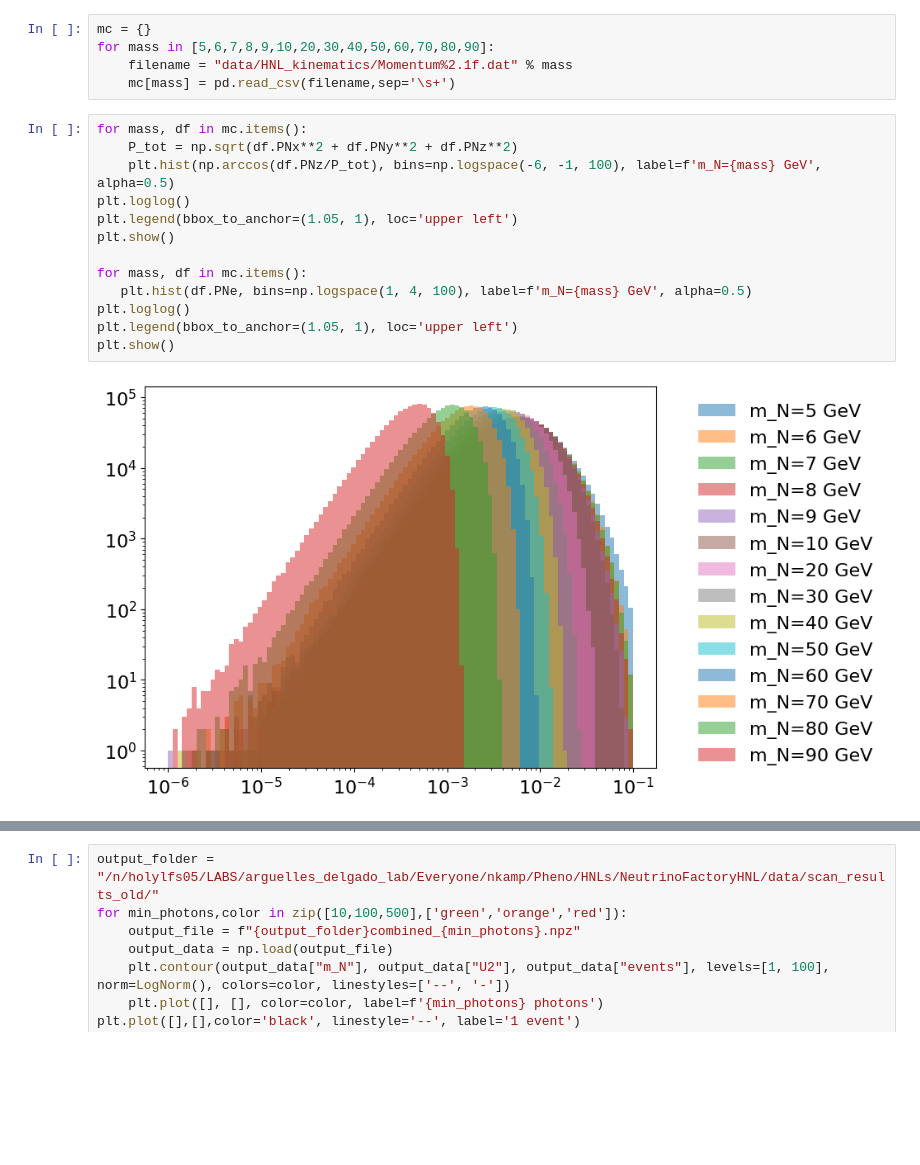
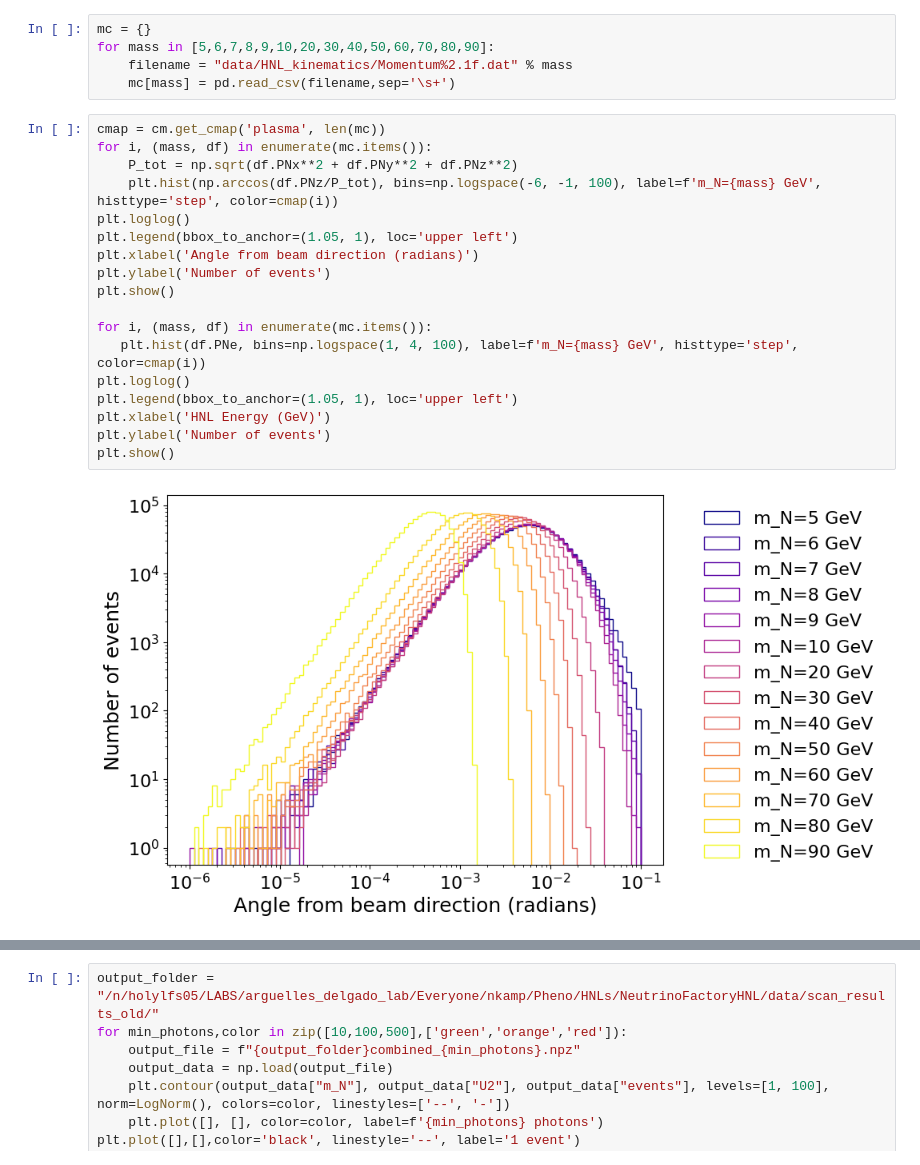
Before and after one commit to nickkamp1/NeutrinoFactoryHNL, a Jupyter notebook: Balloon.ipynb, the cells around one changed output, grey strips where cells are left out. Saved outputs shown, nothing was run; the diff lists cells and outputs as text; blank space fills up the shorter version.

```diff
--- a/Balloon.ipynb
+++ b/Balloon.ipynb
@@ -461,17 +466,22 @@ for mass in [5,6,7,8,9,10,20,30,40,50,60,70,80,90]:
     filename = "data/HNL_kinematics/Momentum%2.1f.dat" % mass
     mc[mass] = pd.read_csv(filename,sep='\s+')
 # %%
-for mass, df in mc.items():
+cmap = cm.get_cmap('plasma', len(mc))
+for i, (mass, df) in enumerate(mc.items()):
     P_tot = np.sqrt(df.PNx**2 + df.PNy**2 + df.PNz**2)
-    plt.hist(np.arccos(df.PNz/P_tot), bins=np.logspace(-6, -1, 100), label=f'm_N={mass} GeV', alpha=0.5)
+    plt.hist(np.arccos(df.PNz/P_tot), bins=np.logspace(-6, -1, 100), label=f'm_N={mass} GeV', histtype='step', color=cmap(i))
 plt.loglog()
 plt.legend(bbox_to_anchor=(1.05, 1), loc='upper left')
+plt.xlabel('Angle from beam direction (radians)')
+plt.ylabel('Number of events')
 plt.show()
 
-for mass, df in mc.items():
-   plt.hist(df.PNe, bins=np.logspace(1, 4, 100), label=f'm_N={mass} GeV', alpha=0.5)
+for i, (mass, df) in enumerate(mc.items()):
+   plt.hist(df.PNe, bins=np.logspace(1, 4, 100), label=f'm_N={mass} GeV', histtype='step', color=cmap(i))
 plt.loglog()
 plt.legend(bbox_to_anchor=(1.05, 1), loc='upper left')
+plt.xlabel('HNL Energy (GeV)')
+plt.ylabel('Number of events')
 plt.show()
 # %% [output]
-[figure, old version]
+[figure, new version]
```
Also changed, not shown: parts of 12 cells of this notebook, 2 other files.
